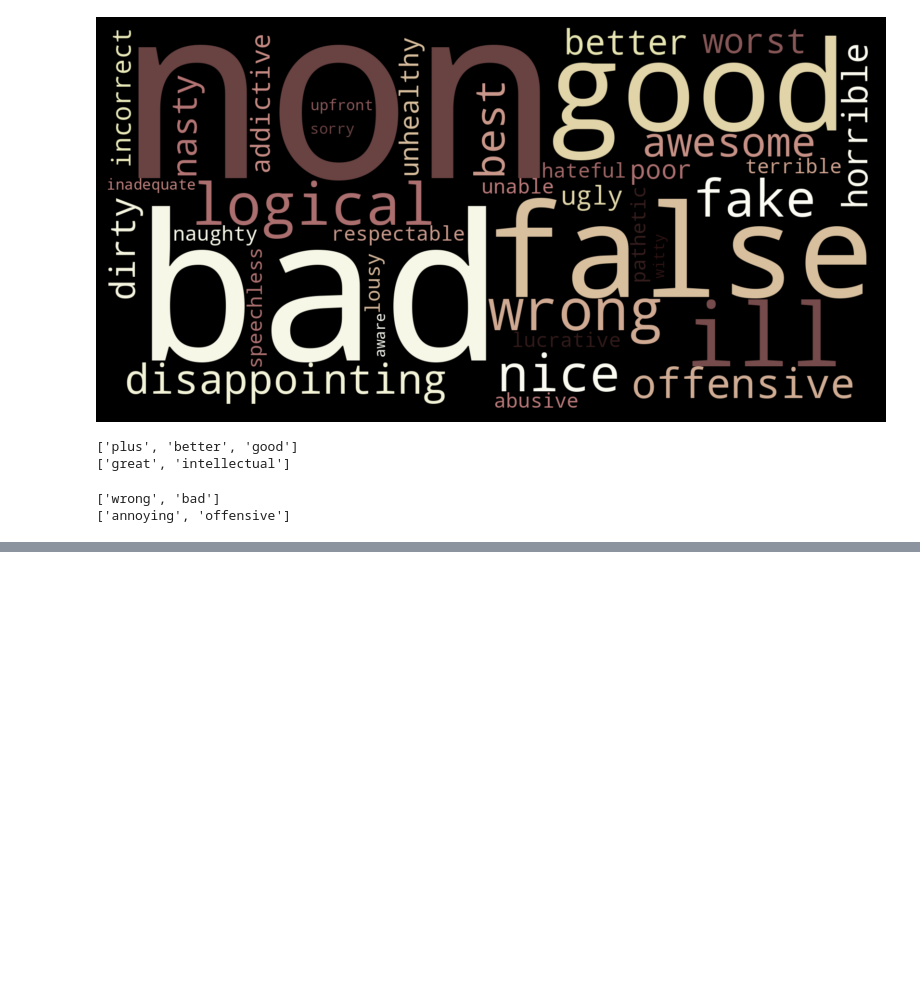
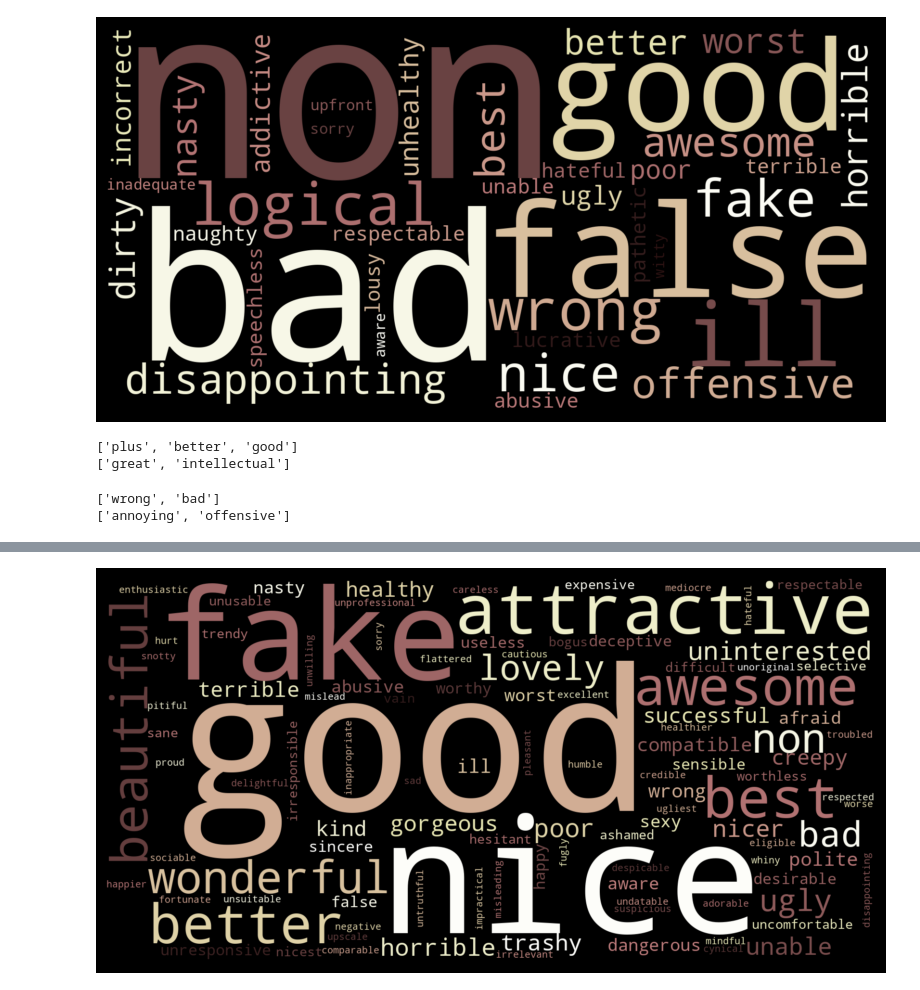
Before and after one commit to aleceress/datingapp_sentiment, a Jupyter notebook: syntax_freq_lexicon.ipynb, the cells around one changed output, grey strips where cells are left out. Cells and saved outputs as stored; diff of their text form; code cells hidden in the pictures; blank space fills up the shorter version.

```diff
--- a/syntax_freq_lexicon.ipynb
+++ b/syntax_freq_lexicon.ipynb
@@ -325,0 +407,4 @@ neg_clusters, G = aspect_extraction.cluster_query_adjs(query_aspects, aspects_ad
+# %%
+sentiment_extraction.get_wordcloud(query_aspects, aspects_adjs)
+# %% [output]
+[figure, added]
```
Also changed, not shown: parts of 55 cells of this notebook, 4 other files.
